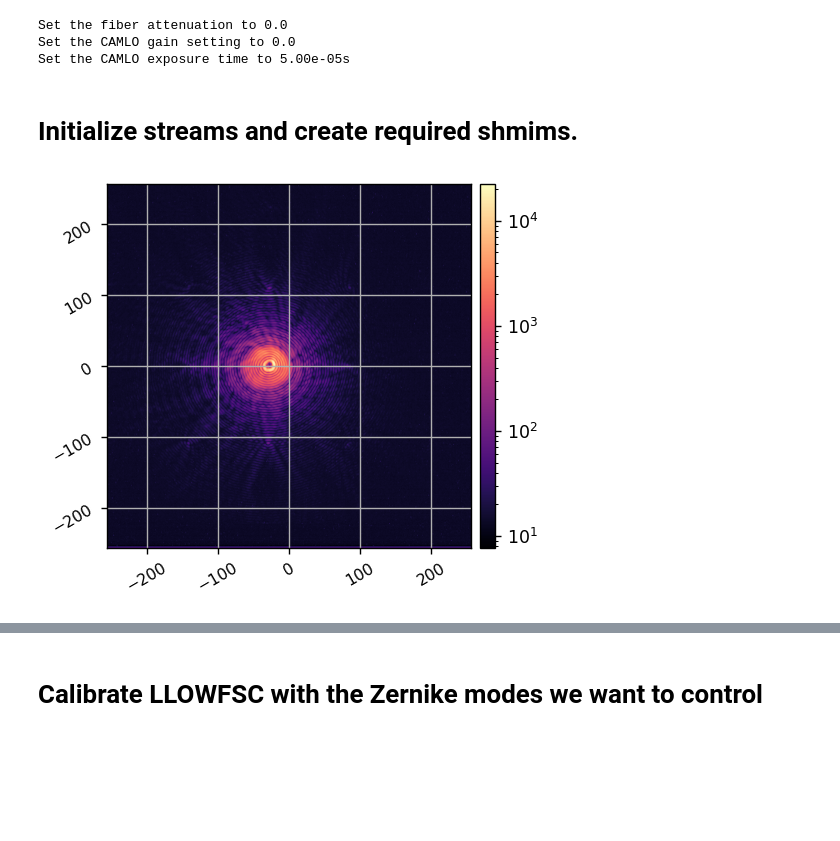
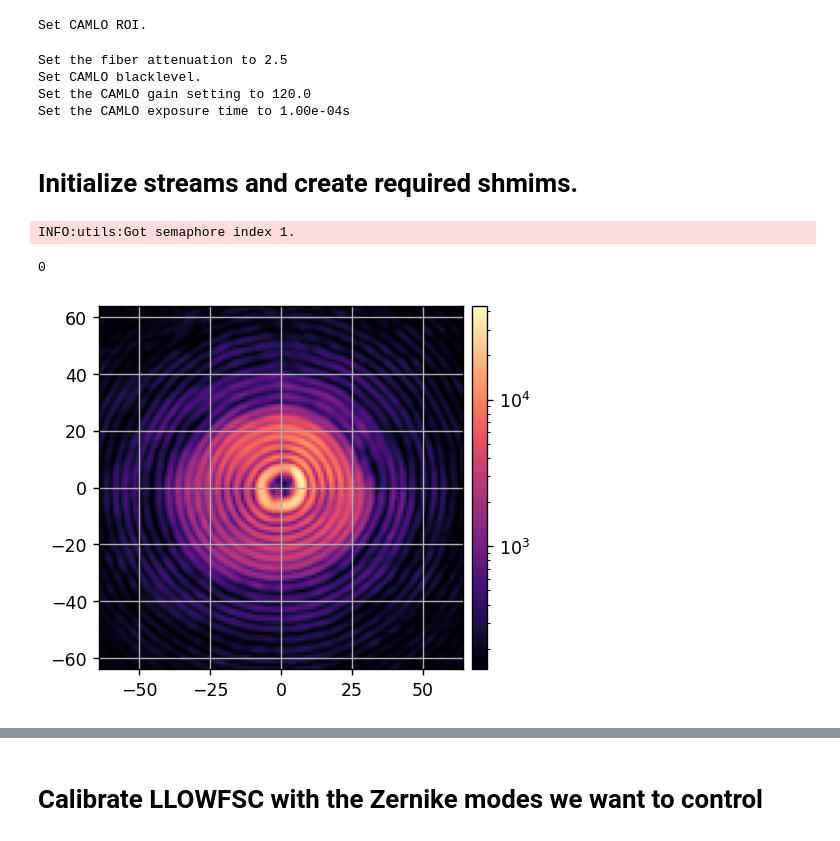
Before and after one commit to kian1377/scoob-llowfsc, a Jupyter notebook: exp-notebooks/run_llowfsc.ipynb, the cells around one changed output, grey strips where cells are left out. Cells and saved outputs as stored; diff of their text form; code cells hidden in the pictures; blank space fills up the shorter version.

```diff
--- a/exp-notebooks/run_llowfsc.ipynb
+++ b/exp-notebooks/run_llowfsc.ipynb
@@ -69,13 +71,19 @@ I = scoobi.SCOOBI()
+# %%
+reload(scoobi)
+scoobi.set_camlo_roi(xc=2574, vcropoffset=1833, client=client0)
+# %% [output]
+Set CAMLO ROI.
 # %%
 reload(scoobi)
-fib_atten = 0
-camlo_gain = 0
-camlo_exp_time = 0.1e-3/2
+camlo_blacklevel = 100
+camlo_gain = 120
+camlo_exp_time = .1e-3
 
-scoobi.set_fib_atten(fib_atten, client)
+scoobi.set_camlo_blacklevel(camlo_blacklevel, client0)
 scoobi.set_camlo_gain(camlo_gain, client0)
 scoobi.set_camlo_exp_time(camlo_exp_time, client0)
 # %% [output]
-Set the fiber attenuation to 0.0
-Set the CAMLO gain setting to 0.0
-Set the CAMLO exposure time to 5.00e-05s
+Set the fiber attenuation to 2.5
+Set CAMLO blacklevel.
+Set the CAMLO gain setting to 120.0
+Set the CAMLO exposure time to 1.00e-04s
@@ -113,9 +107,11 @@ dm_ho_channel = 'dm00disp03'
 dm_lo_stream = ImageStream(dm_lo_channel)
 dm_dh_stream = ImageStream(dm_ho_channel)
 # %%
-ref_im = np.mean( camlo_stream.grab_many(100), axis=0)
-imshow([ref_im], grids=[1], pxscls=[1], norms=[LogNorm()])
+ref_im = np.mean( camlo_stream.grab_many(200), axis=0)
+imshow([ref_im], grids=[1], pxscls=[1], norms=[LogNorm()], cmaps=['magma'])
 # %% [output]
+INFO:utils:Got semaphore index 1.
+0
-[figure, old version]
+[figure, new version]
 # %%
 irad = 3
```
Also changed, not shown: parts of 29 cells of this notebook, 7 other files.
